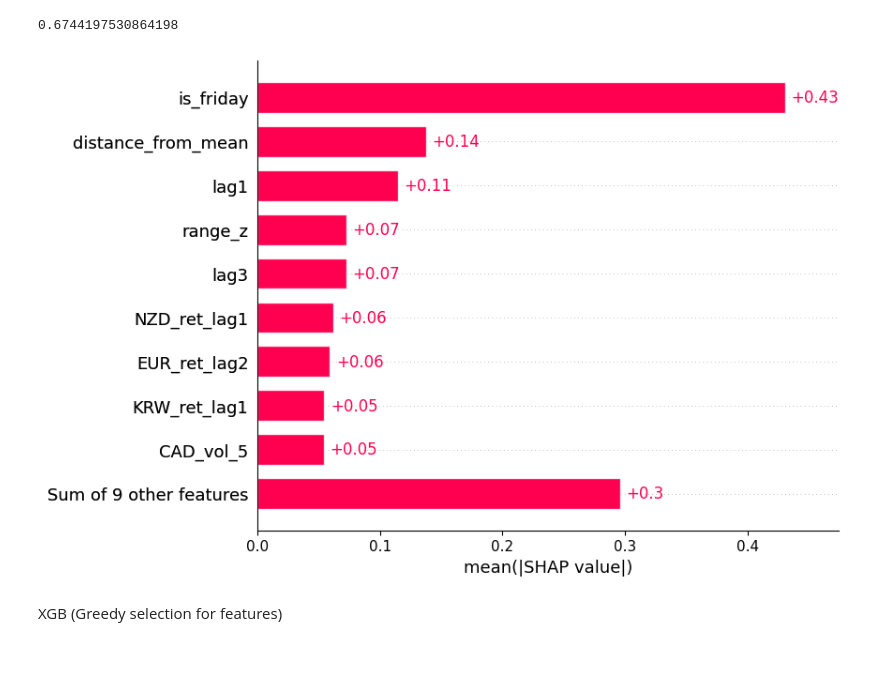
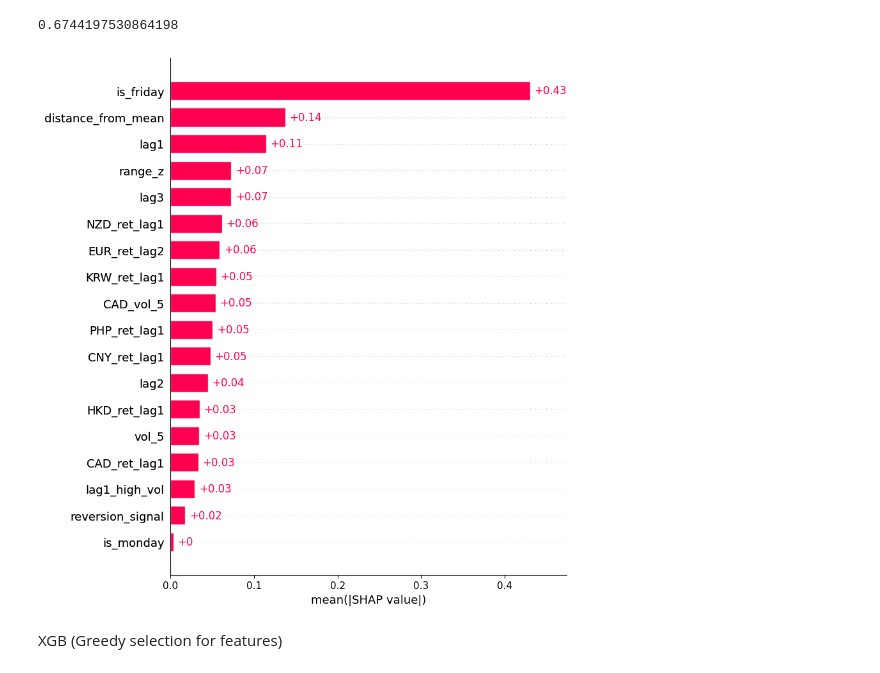
Before and after one commit to foooooooooooooooooooooooooootw/sora-analysis, a Jupyter notebook: SORA2.ipynb, the cells around one changed output. Saved outputs shown, nothing was run; the diff lists cells and outputs as text; code cells hidden in the pictures.

```diff
--- a/SORA2.ipynb
+++ b/SORA2.ipynb
@@ -1112,12 +1114,12 @@ print(base_auc)
 # %%
 import shap
 
 explainer = shap.Explainer(xgb)
 shap_values = explainer(X_log_test)
 
-shap.plots.bar(shap_values)
+shap.plots.bar(shap_values, max_display=len(shap_values))
 # %% [output]
-[figure, old version]
+[figure, new version]
 # %% [markdown]
 XGB (Greedy selection for features)
 # %%
```
Also changed, not shown: parts of 13 cells of this notebook, 4 other files.
